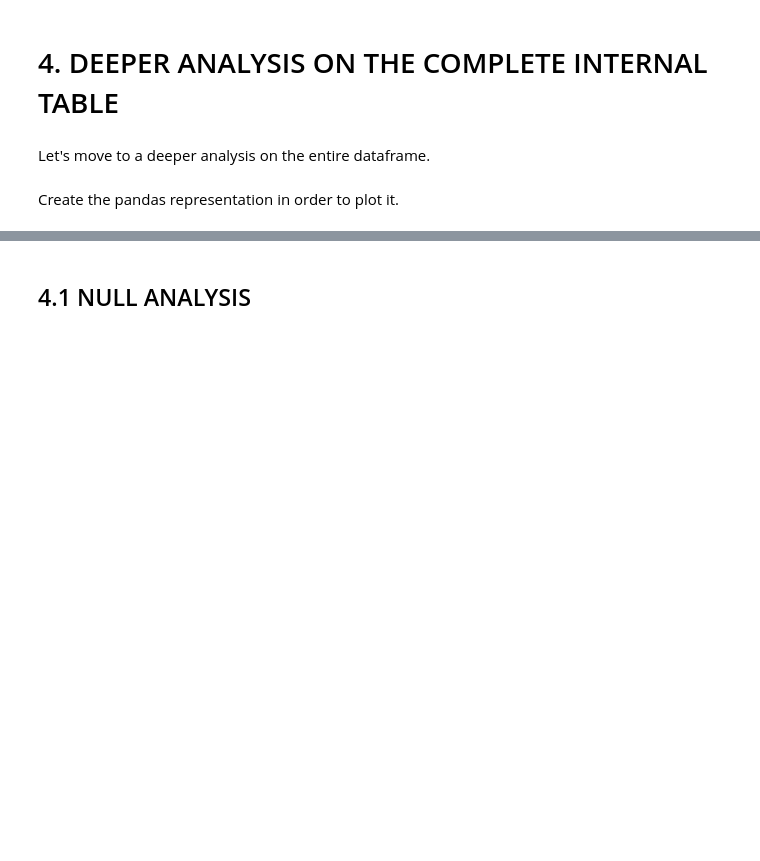
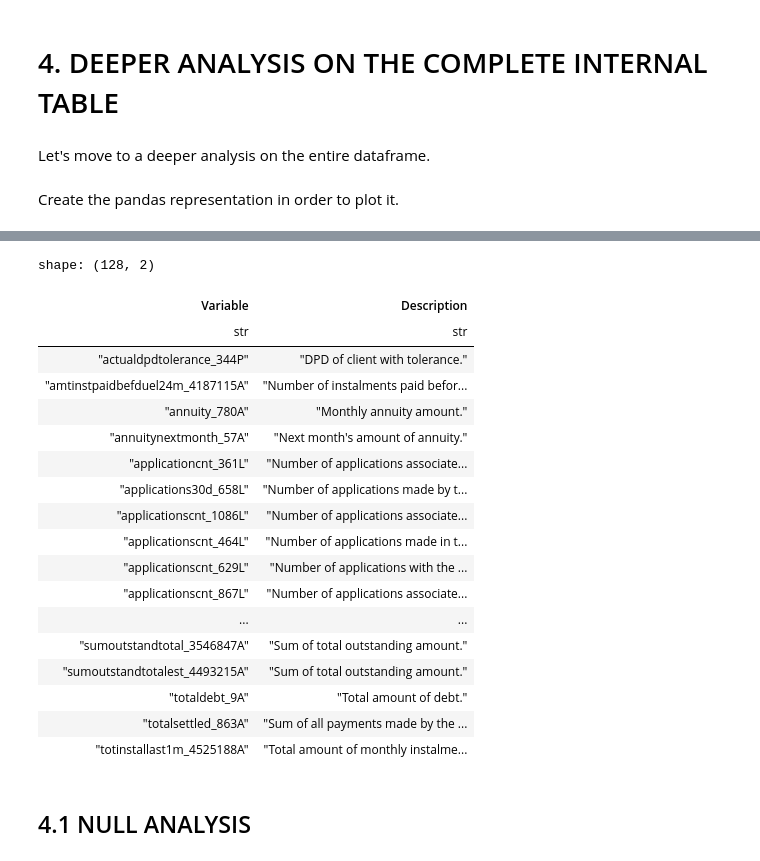
Before and after one commit to JulienGenovese/kaggle-credit-competition, a Jupyter notebook: notebooks/table_analysis/table_static.ipynb, the cells around one changed output, grey strips where cells are left out. Cells and saved outputs as stored; diff of their text form; code cells hidden in the pictures; blank space fills up the shorter version.

```diff
--- a/notebooks/table_analysis/table_static.ipynb
+++ b/notebooks/table_analysis/table_static.ipynb
@@ -58,3 +36,5 @@ dict_feature
+# %%
+df_feature_definition = pl.read_csv(dataPath + 'feature_definitions.csv')
 # %%
 train_static_0_0 = pl.read_parquet(dataPath + "parquet_files/train/train_static_0_0.parquet")
 train_static_0_1 = pl.read_parquet(dataPath + "parquet_files/train/train_static_0_1.parquet")
@@ -137,0 +122,8 @@ train_static_internal_pd = train_static_internal.to_pandas()
+# %%
+features_num, features_date, features_cat = extract_columns_tipe(train_static_internal_pd)
+# %%
+with pl.Config() as cfg:
+    cfg.set_fmt_str_lengths(150)
+    cfg.set_tbl_rows(-1)
+
+    display(get_feature_definitions(features_date, df_feature_definition))
@@ -138,2 +154,28 @@ train_static_internal_pd = train_static_internal.to_pandas()
+# %%
+with pl.Config() as cfg:
+    cfg.set_fmt_str_lengths(150)
+    cfg.set_tbl_rows(-1)
+
+    display(get_feature_definitions(features_num, df_feature_definition))
+# %% [output]
+shape: (128, 2)
+| Variable | Description |
+| str | str |
+| "actualdpdtolerance_344P" | "DPD of client with tolerance." |
+| "amtinstpaidbefduel24m_4187115A" | "Number of instalments paid befor... |
+| "annuity_780A" | "Monthly annuity amount." |
+| "annuitynextmonth_57A" | "Next month's amount of annuity." |
+| "applicationcnt_361L" | "Number of applications associate... |
+| "applications30d_658L" | "Number of applications made by t... |
+| "applicationscnt_1086L" | "Number of applications associate... |
+| "applicationscnt_464L" | "Number of applications made in t... |
+| "applicationscnt_629L" | "Number of applications with the ... |
+| "applicationscnt_867L" | "Number of applications associate... |
+| ... | ... |
+| "sumoutstandtotal_3546847A" | "Sum of total outstanding amount." |
+| "sumoutstandtotalest_4493215A" | "Sum of total outstanding amount." |
+| "totaldebt_9A" | "Total amount of debt." |
+| "totalsettled_863A" | "Sum of all payments made by the ... |
+| "totinstallast1m_4525188A" | "Total amount of monthly instalme... |
 # %% [markdown]
 ## 4.1 NULL ANALYSIS
```
Also changed, not shown: parts of 27 cells of this notebook, 4 other files.
